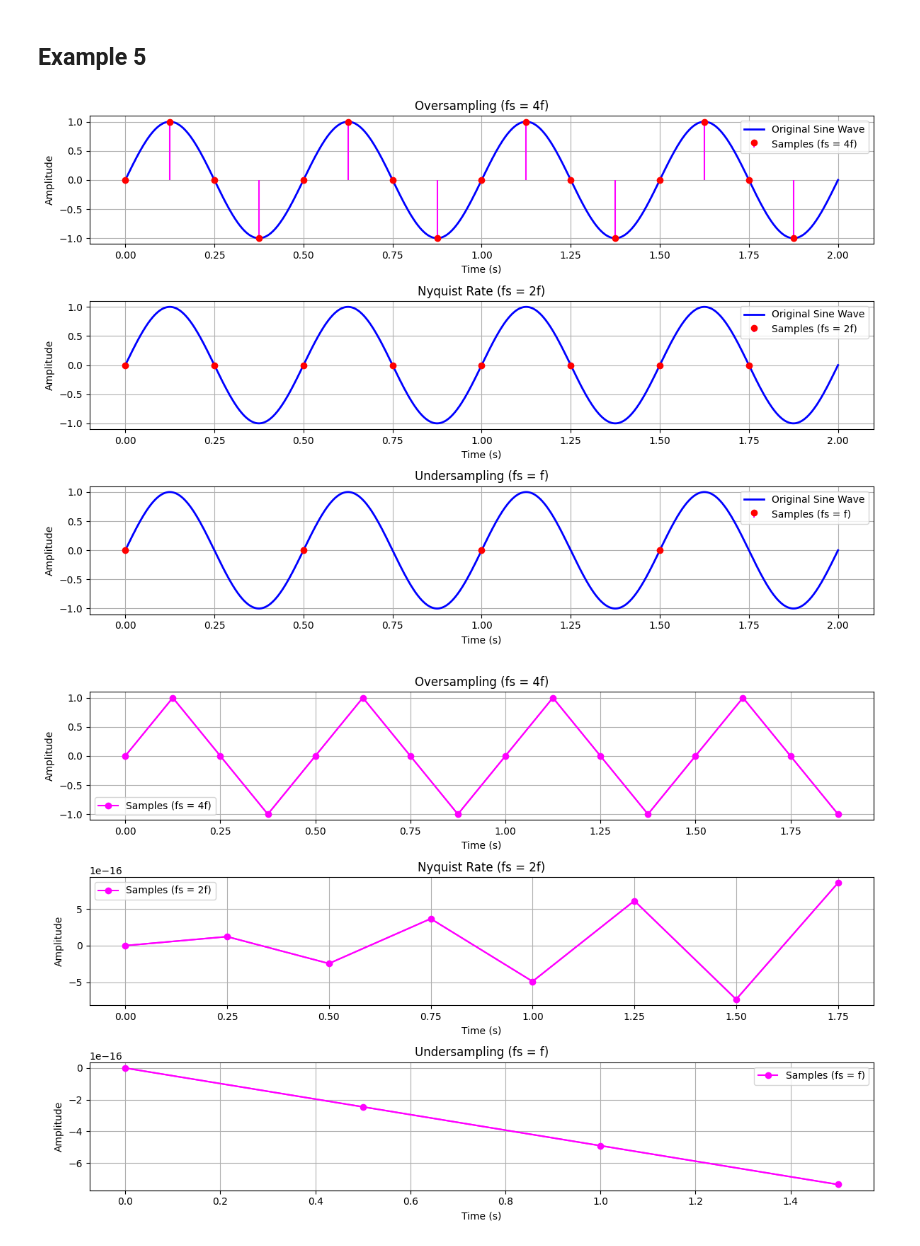
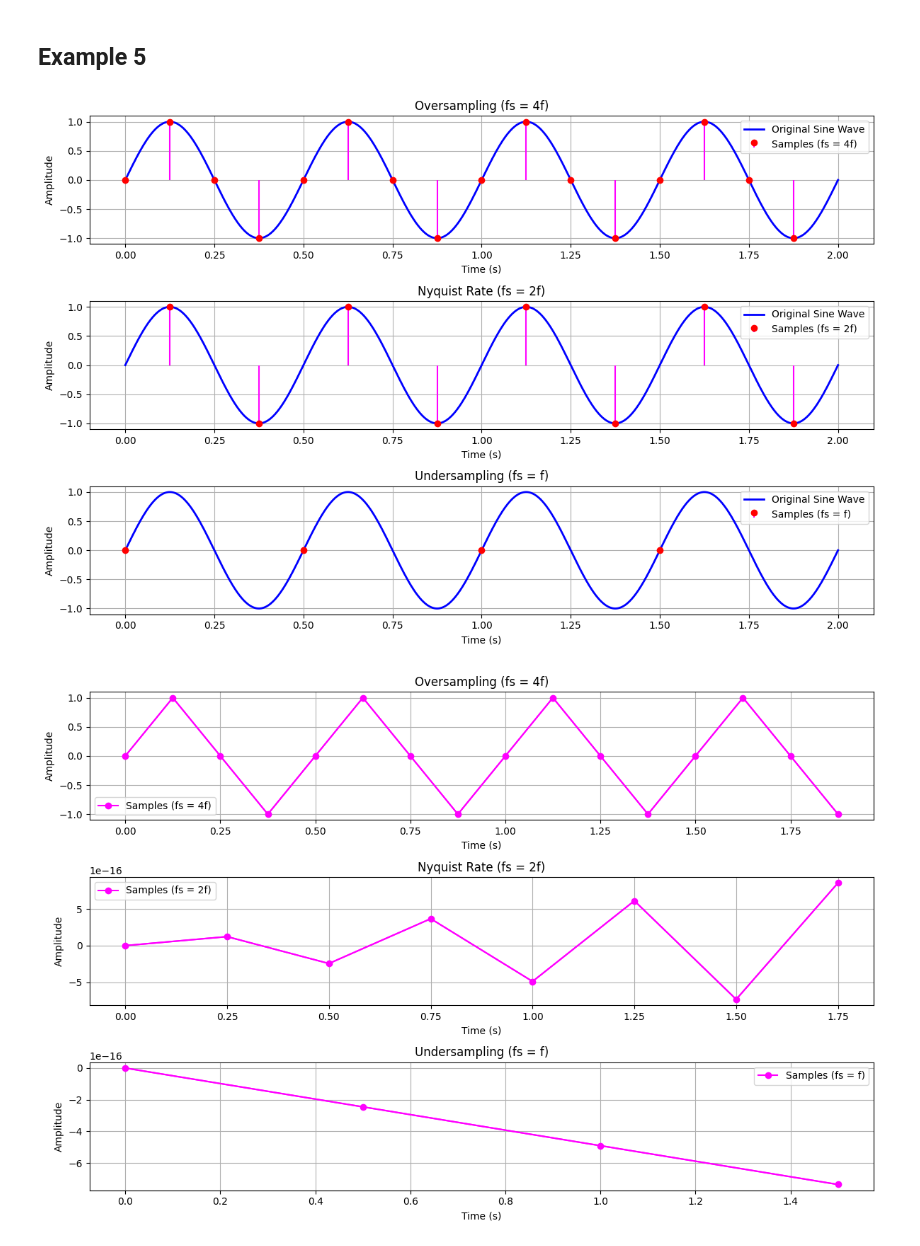
Before and after one commit to hansu0419/NSCOM03-Lab_2-Line_Coding, a Jupyter notebook: Section_8.ipynb, the cells around one changed output. Saved outputs shown, nothing was run; the diff lists cells and outputs as text; code cells hidden in the pictures.

```diff
--- a/Section_8.ipynb
+++ b/Section_8.ipynb
@@ -169,7 +169,7 @@ import numpy as np
 import matplotlib.pyplot as plt
 
 # Define parameters
-f = 2  # Frequency of the sine wave (1 Hz)
+f = 2  # Frequency of the sine wave (2 Hz)
 t = np.linspace(0, 2, 1000)  # Time from 0 to 2 seconds
 
 # Original sine wave
@@ -180,9 +180,10 @@ fs_oversample = 4 * f  # Oversampling: fs = 4f
 fs_nyquist = 2 * f     # Nyquist rate: fs = 2f
 fs_undersample = f     # Undersampling: fs = f
 
-# Sampling times
+# Adjusted Nyquist sampling times (quarter-period intervals)
+T = 1 / f  # Period
 t_oversample = np.arange(0, 2, 1/fs_oversample)
-t_nyquist = np.arange(0, 2, 1/fs_nyquist)
+t_nyquist = np.arange(0.125, 2, T/2)  # Sampling at every half-period
 t_undersample = np.arange(0, 2, 1/fs_undersample)
 
 # Sampled signals
@@ -193,40 +194,40 @@ sampled_undersample = np.sin(2 * np.pi * f * t_undersample)
 # Plotting
 plt.figure(figsize=(12, 8))
 
-# Original Signal
+# Original Signal with Oversampling
 plt.subplot(3, 1, 1)
 plt.plot(t, original_signal, label='Original Sine Wave', color='blue', linewidth=2)
 plt.stem(t_oversample, sampled_oversample, linefmt='magenta', markerfmt='ro', basefmt=' ', label='Samples (fs = 4f)')
 plt.title('Oversampling (fs = 4f)')
 plt.xlabel('Time (s)')
 plt.ylabel('Amplitude')
 plt.legend()
 plt.grid()
 
-# Nyquist Rate
+# Nyquist Rate with adjusted sampling points (half-period)
 plt.subplot(3, 1, 2)
 plt.plot(t, original_signal, label='Original Sine Wave', color='blue', linewidth=2)
 plt.stem(t_nyquist, sampled_nyquist, linefmt='magenta', markerfmt='ro', basefmt=' ', label='Samples (fs = 2f)')
 plt.title('Nyquist Rate (fs = 2f)')
 plt.xlabel('Time (s)')
 plt.ylabel('Amplitude')
 plt.legend()
 plt.grid()
 
 # Undersampling
 plt.subplot(3, 1, 3)
 plt.plot(t, original_signal, label='Original Sine Wave', color='blue', linewidth=2)
 plt.stem(t_undersample, sampled_undersample, linefmt='magenta', markerfmt='ro', basefmt=' ', label='Samples (fs = f)')
 plt.title('Undersampling (fs = f)')
 plt.xlabel('Time (s)')
 plt.ylabel('Amplitude')
 plt.legend()
 plt.grid()
 
 plt.tight_layout()
 plt.show()
 # %% [output]
-[figure, old version]
+[figure, new version]
 # %%
 import numpy as np
 import matplotlib.pyplot as plt
```
Also changed, not shown: parts of 1 cell of this notebook, 1 other file.
